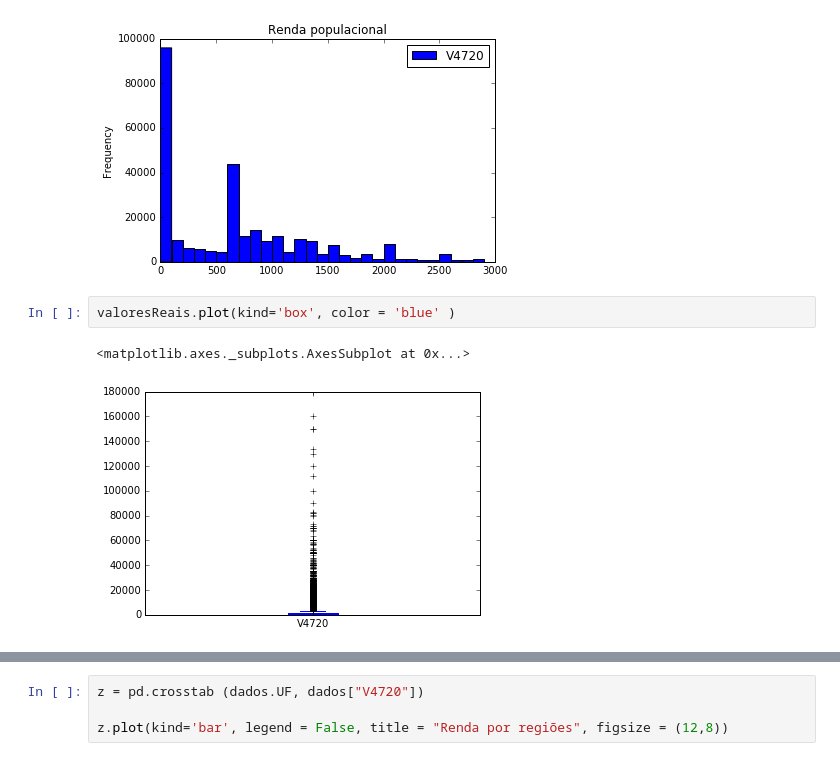
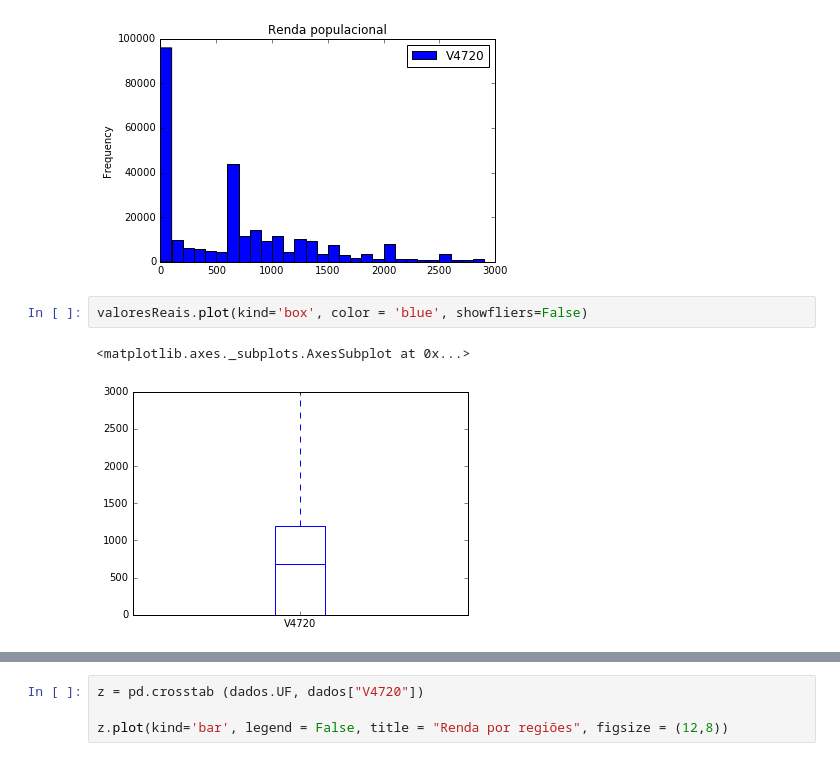
Before and after one commit to felipesmn/CD, a Jupyter notebook: Aula2/Victor Hugo e Felipe Scandiuzzi - Turma C.ipynb, the cells around one changed output, grey strips where cells are left out. Drawn from its saved outputs; the diff is of its cells as text.

```diff
--- a/Aula2/Victor Hugo e Felipe Scandiuzzi - Turma C.ipynb
+++ b/Aula2/Victor Hugo e Felipe Scandiuzzi - Turma C.ipynb
@@ -340,7 +340,7 @@ asdw.plot.hist(bins = faixa, title = "Renda populacional")
 <matplotlib.axes._subplots.AxesSubplot at 0x...>
 [figure]
 # %%
-valoresReais.plot(kind='box', color = 'blue' )
+valoresReais.plot(kind='box', color = 'blue', showfliers=False)
 # %% [output]
 <matplotlib.axes._subplots.AxesSubplot at 0x...>
-[figure, old version]
+[figure, new version]
```
Also changed, not shown: parts of 4 cells of this notebook.
